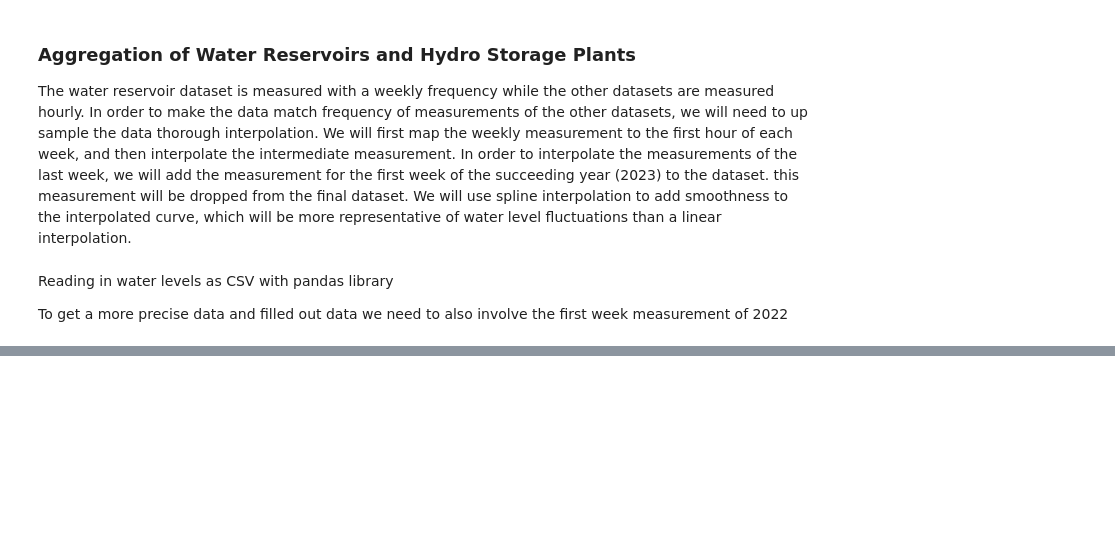
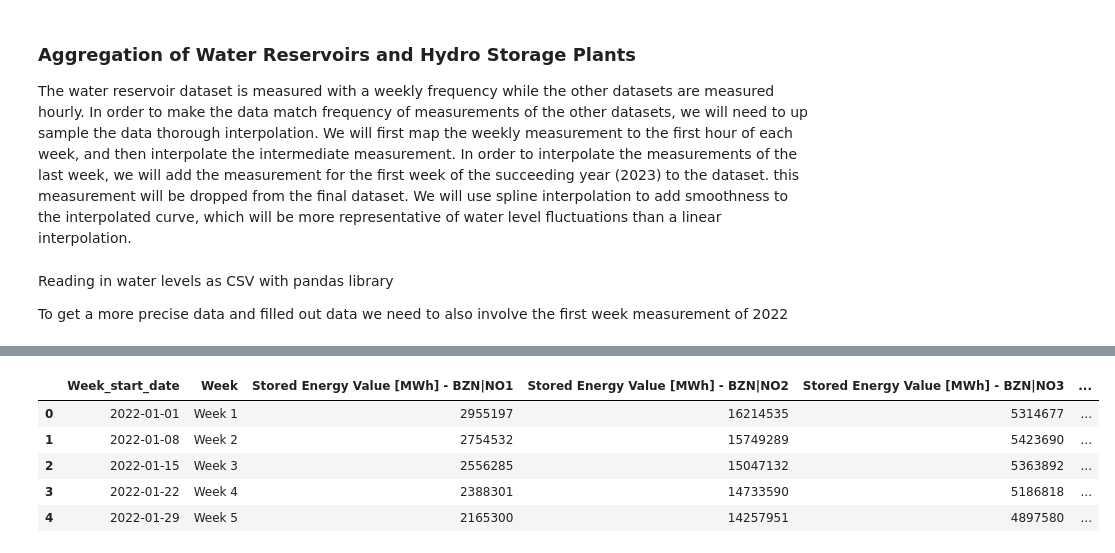
Before and after one commit to HIOF-Bachelor-Project-Group-7/Time-series-energy-price-prediction-bidding-zone-N01, a Jupyter notebook: code/Data aggregation of energy market bidding zone NO1.ipynb, the cells around one changed output, grey strips where cells are left out. Drawn from its saved outputs; the diff is of its cells as text; code cells hidden in the pictures; blank space fills up the shorter version.

```diff
--- a/code/Data aggregation of energy market bidding zone NO1.ipynb
+++ b/code/Data aggregation of energy market bidding zone NO1.ipynb
@@ -543,4 +429,0 @@ memory usage: 2.9 KB
-# %%
-# Reseting the index to make it more orderly and so that we can get a proper index.
-water_level_dataframes = water_level_dataframes.reset_index(level=0)
-water_level_dataframes
@@ -565,3 +429,0 @@ water_level_dataframes
-# %%
-# Renaming the date column
-water_level_dataframes = water_level_dataframes.rename(columns={'index':'MTU (CET/CEST)'})
@@ -588,3 +429,0 @@ water_level_dataframes
-# %%
-# changes the dataframe to o a pandas datetime object
-water_level_dataframes['MTU (CET/CEST)'] = pd.to_datetime((water_level_dataframes['MTU (CET/CEST)']))
@@ -626,0 +430,6 @@ water_level_dataframes.resample('H')
+# %%
+start_date = '2022-01-01'
+end_date = '2022-12-31'
+week_date_timeframe = pd.DataFrame(pd.date_range(start=start_date, end=end_date, freq='7D'))
+week_date_timeframe.rename(columns={0: 'Week_start_date'}, inplace=True)
+week_date_timeframe.head()
@@ -626,0 +443,10 @@ water_level_dataframes.resample('H')
+# %%
+joined_water_week = pd.concat([week_date_timeframe, water_level_dataframes], axis=1)
+joined_water_week.head()
+# %% [output]
+|  | Week_start_date | Week | Stored Energy Value [MWh] - BZN|NO1 | Stored Energy Value [MWh] - BZN|NO2 | Stored Energy Value [MWh] - BZN|NO3 | ... |
+| 0 | 2022-01-01 | Week 1 | 2955197 | 16214535 | 5314677 | ... |
+| 1 | 2022-01-08 | Week 2 | 2754532 | 15749289 | 5423690 | ... |
+| 2 | 2022-01-15 | Week 3 | 2556285 | 15047132 | 5363892 | ... |
+| 3 | 2022-01-22 | Week 4 | 2388301 | 14733590 | 5186818 | ... |
+| 4 | 2022-01-29 | Week 5 | 2165300 | 14257951 | 4897580 | ... |
```
Also changed, not shown: parts of 30 cells of this notebook.
